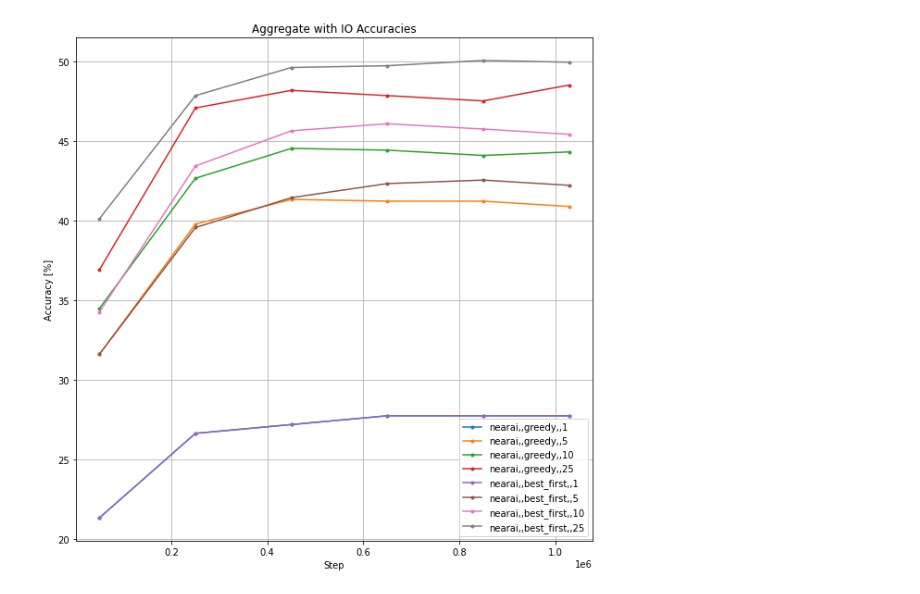
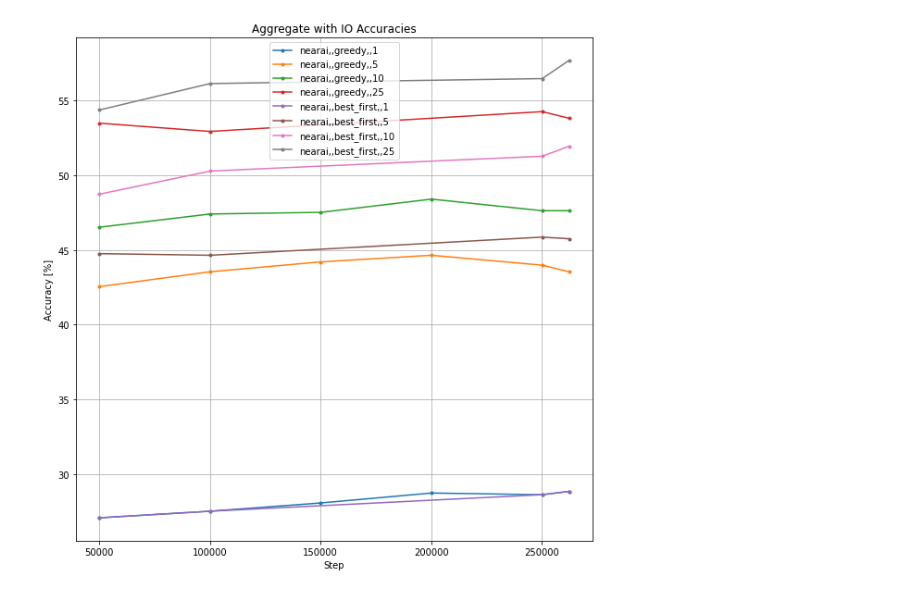
Before and after one commit to kavigupta/program_synthesis, a Jupyter notebook: notebooks/results.ipynb, the cells around one changed output. Saved outputs shown, nothing was run; the diff lists cells and outputs as text; code cells hidden in the pictures.

```diff
--- a/notebooks/results.ipynb
+++ b/notebooks/results.ipynb
@@ -225,10 +225,10 @@ for model in model_labels:
 # %%
 plt.figure(figsize=(10, 10))
 plt.title("Aggregate with IO Accuracies")
 for strat in "greedy", "best_first":
     for time in 1, 5, 10, 25:
         data_source = "nearai,,{},,{}".format(strat, time)
-        plot_combined_accuracy(get_accuracies('aggregate-with-io', 'real', data_source), data_source)
+        plot_combined_accuracy(get_accuracies('aggregate-with-io-real-nearai-finetuned-1e-4', 'real', data_source), data_source)
 plt.grid()
 # %% [output]
-[figure, old version]
+[figure, new version]
```
Also changed, not shown: parts of 14 cells of this notebook.
